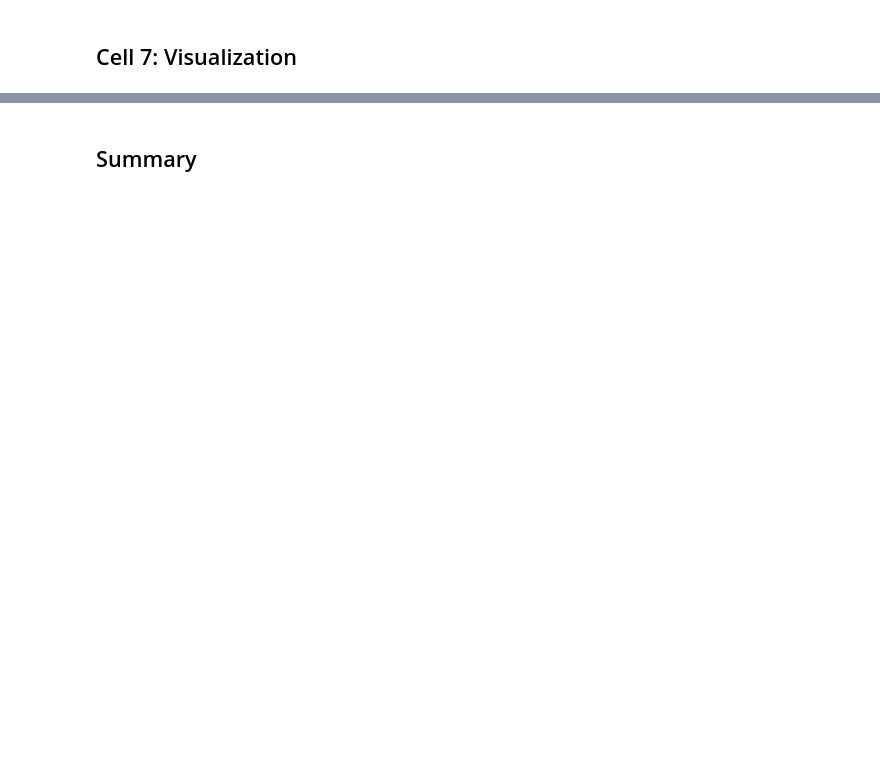
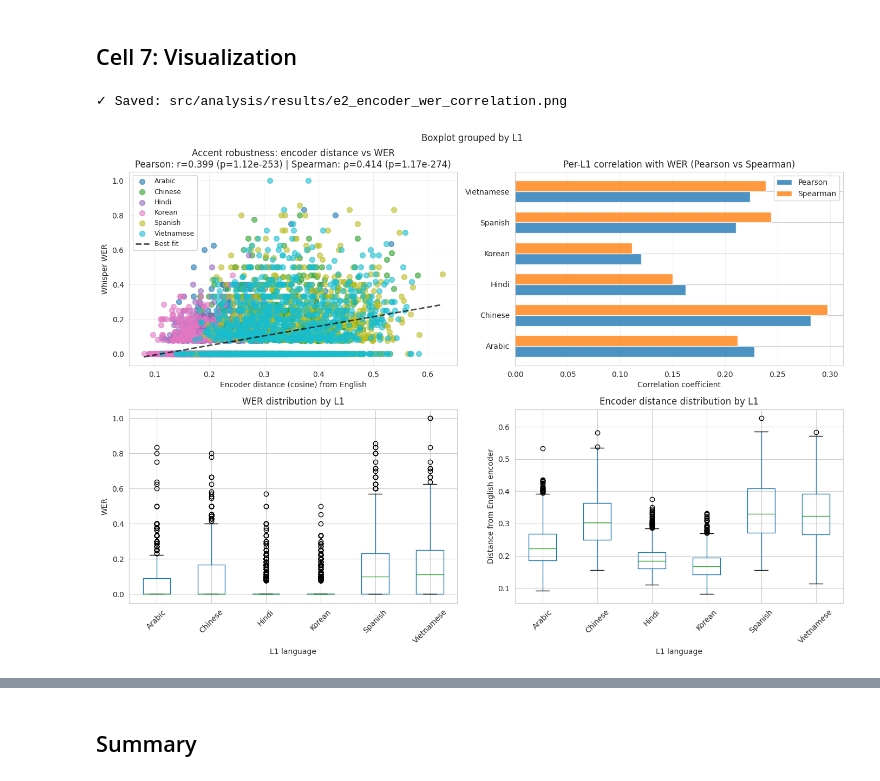
Before and after one commit to Tisya-V/accent-robust-asr, a Jupyter notebook: src/analysis/e2_encoder_wer_correlation.ipynb, the cells around one changed output, grey strips where cells are left out. Drawn from its saved outputs; the diff is of its cells as text; code cells hidden in the pictures; blank space fills up the shorter version.

Commit message:
encoder wer corr and interpolation steering

```diff
--- a/src/analysis/e2_encoder_wer_correlation.ipynb
+++ b/src/analysis/e2_encoder_wer_correlation.ipynb
@@ -244,7 +244,9 @@ print("✓ Helper functions defined")
 # %% [markdown]
 ## Cell 4: Load WER Data
 # %%
-if Path(WER_CSV).exists():
+if Path(
+
+).exists():
     wer_df = pd.read_csv(WER_CSV)
     print(f"✓ Loaded WER data: {len(wer_df)} rows")
     print(f"Columns: {wer_df.columns.tolist()}")
@@ -261,14 +263,12 @@ if Path(WER_CSV).exists():
 
     wer_data = {}
     if all([prompt_col, speaker_col, wer_col]):
-        for _, row in wer_df.iterrows():
-            prompt_id = row[prompt_col]
-            speaker = row[speaker_col]
-            wer = row[wer_col]
-
-            # Skip NaN values (but NOT 0, which is valid)
-            if pd.notna(prompt_id) and pd.notna(speaker) and pd.notna(wer):
-                wer_data[(str(prompt_id), str(speaker))] = float(wer)
+        # Vectorized approach: drop NaN, then build dict from tuples
+        valid_wer_df = wer_df.dropna(subset=[prompt_col, speaker_col, wer_col])
+        wer_data = dict(zip(
+            zip(valid_wer_df[prompt_col].astype(str), valid_wer_df[speaker_col].astype(str)),
+            valid_wer_df[wer_col].astype(float)
+        ))
 
     print(f"✓ Indexed WER for {len(wer_data)} (prompt, speaker) pairs")
     if wer_data:
@@ -574,42 +607,59 @@ if len(valid_results) > 2:
         subset = valid_results[valid_results["L1"] == l1]
         ax.scatter(subset["distance"], subset["wer"], label=l1, alpha=0.6, s=50, color=colors[i])
 
+    # Add best-fit line
+    z = np.polyfit(valid_results["distance"], valid_results["wer"], 1)
+    p = np.poly1d(z)
+    x_line = np.linspace(valid_results["distance"].min(), valid_results["distance"].max(), 100)
+    ax.plot(x_line, p(x_line), "k--", alpha=0.7, linewidth=2, label="Best fit")
+
     ax.set_xlabel("Encoder distance (cosine) from English")
     ax.set_ylabel("Whisper WER")
-    ax.set_title(f"Accent robustness: encoder distance vs WER\n(r={corr:.3f}, p={pval:.2e})")
+    pearson_r, pearson_p = overall_corr["pearson"]
+    spearman_r, spearman_p = overall_corr["spearman"]
+    ax.set_title(f"Accent robustness: encoder distance vs WER\nPearson: r={pearson_r:.3f} (p={pearson_p:.2e}) | Spearman: ρ={spearman_r:.3f} (p={spearman_p:.2e})")
     ax.legend(fontsize=9)
     ax.grid(True, alpha=0.3)
 
     # Distance distribution by L1 (top-right)
-    ax = axes[0, 1]
+    ax = axes[1, 1]
     valid_results.boxplot(column="distance", by="L1", ax=ax)
     ax.set_xlabel("L1 language")
     ax.set_ylabel("Distance from English encoder")
     ax.set_title("Encoder distance distribution by L1")
     plt.sca(ax)
     plt.xticks(rotation=45)
 
     # WER distribution by L1 (bottom-left)
     ax = axes[1, 0]
     valid_results.boxplot(column="wer", by="L1", ax=ax)
     ax.set_xlabel("L1 language")
     ax.set_ylabel("WER")
     ax.set_title("WER distribution by L1")
     plt.sca(ax)
     plt.xticks(rotation=45)
 
     # Per-L1 correlation coefficients (bottom-right)
-    ax = axes[1, 1]
+    ax = axes[0, 1]
     if per_l1_df is not None and len(per_l1_df) > 0:
-        ax.barh(per_l1_df["L1"], per_l1_df["r"])
+        x = np.arange(len(per_l1_df))
+        width = 0.35
+        ax.barh(x - width/2, per_l1_df["pearson_r"], width, label="Pearson", alpha=0.8)
+        ax.barh(x + width/2, per_l1_df["spearman_r"], width, label="Spearman", alpha=0.8)
         ax.axvline(x=0, color='black', linestyle='-', linewidth=0.5)
-        ax.set_xlabel("Correlation coefficient (r)")
-        ax.set_title("Per-L1 correlation with WER")
+        ax.set_yticks(x)
+        ax.set_yticklabels(per_l1_df["L1"])
+        ax.set_xlabel("Correlation coefficient")
+        ax.set_title("Per-L1 correlation with WER (Pearson vs Spearman)")
         ax.grid(True, alpha=0.3, axis='x')
+        ax.legend(fontsize=10)
     else:
         ax.text(0.5, 0.5, "Not enough data", ha='center', va='center')
 
     plt.tight_layout()
     plt.savefig('src/analysis/results/e2_encoder_wer_correlation.png', dpi=150, bbox_inches='tight')
     print("✓ Saved: src/analysis/results/e2_encoder_wer_correlation.png")
     plt.show()
+# %% [output]
+✓ Saved: src/analysis/results/e2_encoder_wer_correlation.png
+[figure, added]
```
Also changed, not shown: parts of 8 cells of this notebook, 30 other files.
